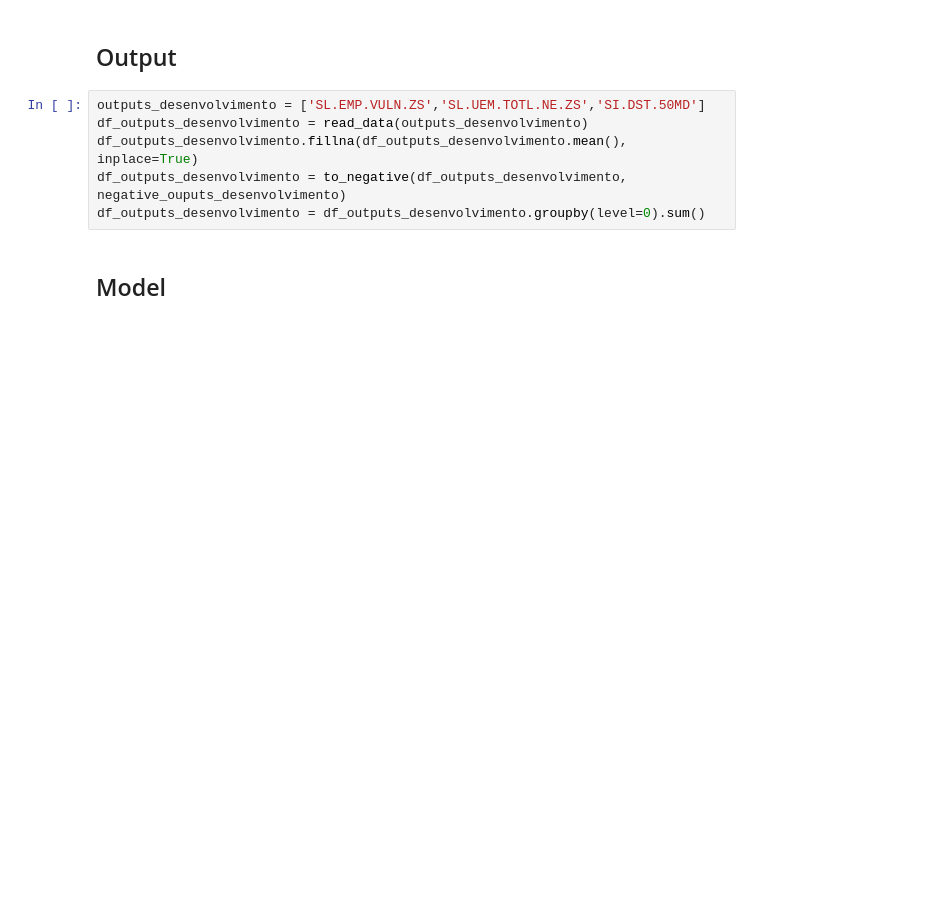
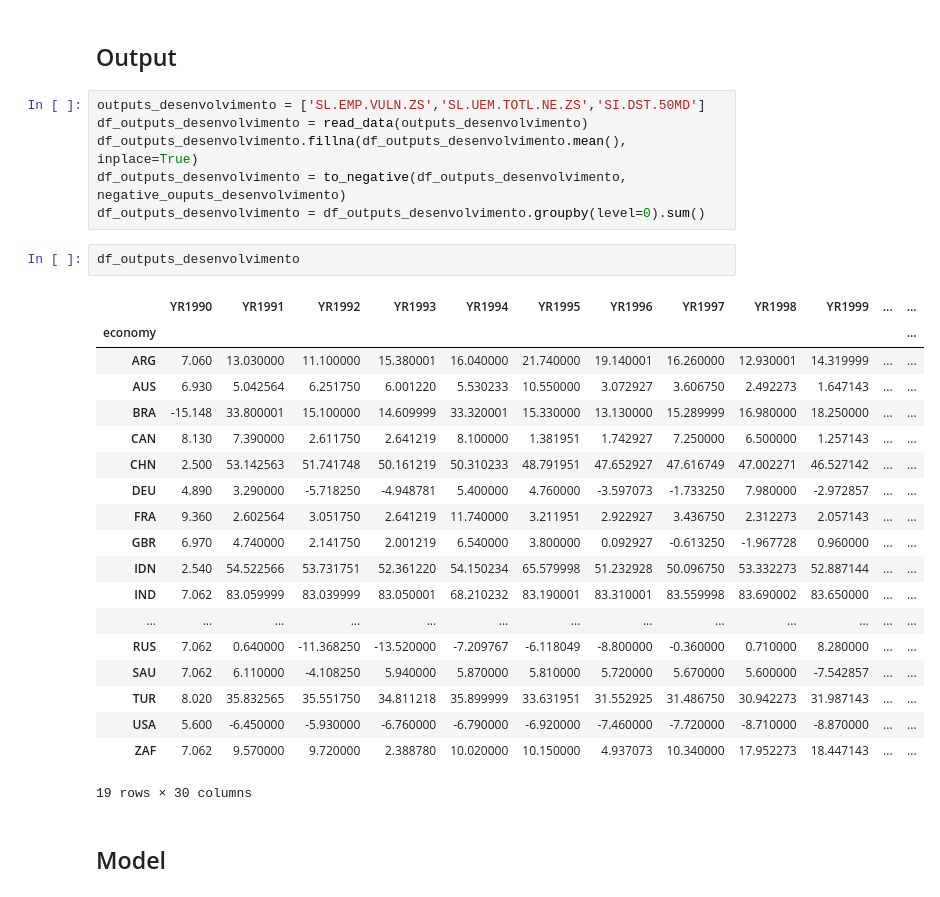
Before and after one commit to Matheus73/jogoEconomiaSensata, a Jupyter notebook: make_models.ipynb, the cells around one changed output. Saved outputs shown, nothing was run; the diff lists cells and outputs as text; blank space fills up the shorter version.

```diff
--- a/make_models.ipynb
+++ b/make_models.ipynb
@@ -407,6 +402,28 @@ df_outputs_desenvolvimento = read_data(outputs_desenvolvimento)
 df_outputs_desenvolvimento.fillna(df_outputs_desenvolvimento.mean(), inplace=True)
 df_outputs_desenvolvimento = to_negative(df_outputs_desenvolvimento, negative_ouputs_desenvolvimento)
 df_outputs_desenvolvimento = df_outputs_desenvolvimento.groupby(level=0).sum()
+# %%
+df_outputs_desenvolvimento
+# %% [output]
+|  | YR1990 | YR1991 | YR1992 | YR1993 | YR1994 | YR1995 | YR1996 | YR1997 | YR1998 | YR1999 | ... | ... |
+| economy |  |  |  |  |  |  |  |  |  |  |  | ... |
+| ARG | 7.060 | 13.030000 | 11.100000 | 15.380001 | 16.040000 | 21.740000 | 19.140001 | 16.260000 | 12.930001 | 14.319999 | ... | ... |
+| AUS | 6.930 | 5.042564 | 6.251750 | 6.001220 | 5.530233 | 10.550000 | 3.072927 | 3.606750 | 2.492273 | 1.647143 | ... | ... |
+| BRA | -15.148 | 33.800001 | 15.100000 | 14.609999 | 33.320001 | 15.330000 | 13.130000 | 15.289999 | 16.980000 | 18.250000 | ... | ... |
+| CAN | 8.130 | 7.390000 | 2.611750 | 2.641219 | 8.100000 | 1.381951 | 1.742927 | 7.250000 | 6.500000 | 1.257143 | ... | ... |
+| CHN | 2.500 | 53.142563 | 51.741748 | 50.161219 | 50.310233 | 48.791951 | 47.652927 | 47.616749 | 47.002271 | 46.527142 | ... | ... |
+| DEU | 4.890 | 3.290000 | -5.718250 | -4.948781 | 5.400000 | 4.760000 | -3.597073 | -1.733250 | 7.980000 | -2.972857 | ... | ... |
+| FRA | 9.360 | 2.602564 | 3.051750 | 2.641219 | 11.740000 | 3.211951 | 2.922927 | 3.436750 | 2.312273 | 2.057143 | ... | ... |
+| GBR | 6.970 | 4.740000 | 2.141750 | 2.001219 | 6.540000 | 3.800000 | 0.092927 | -0.613250 | -1.967728 | 0.960000 | ... | ... |
+| IDN | 2.540 | 54.522566 | 53.731751 | 52.361220 | 54.150234 | 65.579998 | 51.232928 | 50.096750 | 53.332273 | 52.887144 | ... | ... |
+| IND | 7.062 | 83.059999 | 83.039999 | 83.050001 | 68.210232 | 83.190001 | 83.310001 | 83.559998 | 83.690002 | 83.650000 | ... | ... |
+| ... | ... | ... | ... | ... | ... | ... | ... | ... | ... | ... | ... | ... |
+| RUS | 7.062 | 0.640000 | -11.368250 | -13.520000 | -7.209767 | -6.118049 | -8.800000 | -0.360000 | 0.710000 | 8.280000 | ... | ... |
+| SAU | 7.062 | 6.110000 | -4.108250 | 5.940000 | 5.870000 | 5.810000 | 5.720000 | 5.670000 | 5.600000 | -7.542857 | ... | ... |
+| TUR | 8.020 | 35.832565 | 35.551750 | 34.811218 | 35.899999 | 33.631951 | 31.552925 | 31.486750 | 30.942273 | 31.987143 | ... | ... |
+| USA | 5.600 | -6.450000 | -5.930000 | -6.760000 | -6.790000 | -6.920000 | -7.460000 | -7.720000 | -8.710000 | -8.870000 | ... | ... |
+| ZAF | 7.062 | 9.570000 | 9.720000 | 2.388780 | 10.020000 | 10.150000 | 4.937073 | 10.340000 | 17.952273 | 18.447143 | ... | ... |
+19 rows × 30 columns
 # %% [markdown]
 ## Model
 # %%
```
Also changed, not shown: parts of 15 cells of this notebook, 9 other files.
